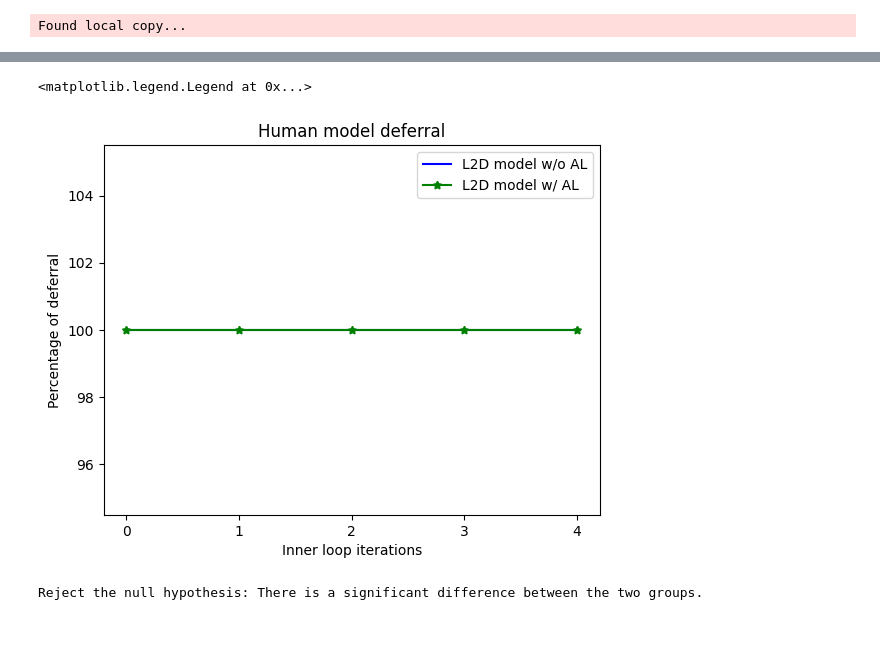
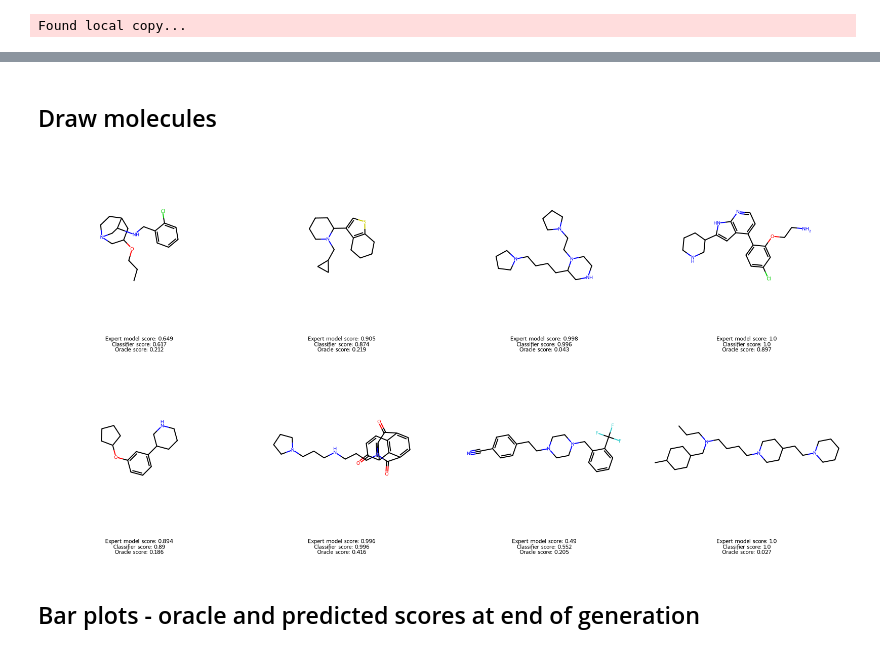
Before and after one commit to julienmartinelli/Reinvent_humanAI_reward, a Jupyter notebook: Reinvent_results_analysis.ipynb, the cells around one changed output, grey strips where cells are left out. Saved outputs shown, nothing was run; the diff lists cells and outputs as text; code cells hidden in the pictures.

```diff
--- a/Reinvent_results_analysis.ipynb
+++ b/Reinvent_results_analysis.ipynb
@@ -113,24 +121,41 @@ plt.legend(["L2D model score w/o AL", "L2D model score w/ AL", "oracle score w/o
-# %%
-plt.plot(np.arange(n_rounds), deferrals, color="blue")
-plt.plot(np.arange(n_rounds), deferrals_al, color="green", marker=(5, 1))
-plt.title(r"Human model deferral")
-plt.xlabel(r"Optimization steps")
-plt.ylabel("Percentage of deferral")
-plt.xlabel(r"Inner loop iterations")
-plt.xticks(np.arange(n_rounds))
-plt.legend(["L2D model w/o AL", "L2D model w/ AL"])
-# %% [output]
-<matplotlib.legend.Legend at 0x...>
-[figure, removed]
-# %%
-from scipy import stats
-t_statistic, p_value = stats.ttest_ind(mean_oracle_score_by_round, mean_oracle_score_by_round_greedy)
-
-alpha = 0.05  # significance level
-
-if p_value < alpha:
-    print("Significant difference")
-else:
-    print("No significant difference")
-# %% [output]
-Reject the null hypothesis: There is a significant difference between the two groups.
+# %% [markdown]
+## Draw molecules
+# %%
+#model.load_state_dict(torch.load("models/l2d_model_demo2.pt", map_location="cpu"))
+model.load_state_dict(torch.load(os.path.join(directory_al, f"iteration5_uncertainty/l2d_model_demo2_iteration_6.pt"), map_location="cpu"))
+model.eval()
+sample = scaffs[-1].iloc[idx_of_deferred_al[-1]].sample(8)
+fps = fingerprints_from_mol([Chem.MolFromSmiles(s) for s in sample.SMILES.tolist()])
+pred, _ = model(torch.tensor(fps, dtype=torch.float32))
+sample["classifier_score"] = pred[:,0].detach().numpy()
+sample["oracle_score"] = [oracle(s) for s in sample.SMILES.tolist()]
+# %%
+from rdkit import Chem
+from rdkit.Chem import Draw
+from rdkit.Chem import AllChem
+
+# Create a list of SMILES strings representing molecules
+smiles_list = sample.SMILES.tolist()
+molecule_list = [Chem.MolFromSmiles(smiles) for smiles in smiles_list]
+
+# 2D coordinates for the molecules
+for mol in molecule_list:
+    AllChem.Compute2DCoords(mol)
+
+grid_rows = 1
+grid_columns = 4
+
+# Create a grid of molecules using RDKit's MolToImage function
+img = Draw.MolsToGridImage(
+    molecule_list,
+    molsPerRow=grid_columns,
+    subImgSize=(400, 400),  # Adjust the subimage size as needed
+    legends=[
+        f"Expert model score: {round(h,3)}\nClassifier score: {round(y,3)}\nOracle score: {round(o,3)}" for h,y,o in zip(sample.bioactivity, sample.classifier_score, sample.oracle_score)],  # Add labels below each molecule
+)
+
+img
+# %% [output]
+[figure, added]
+# %% [markdown]
+## Bar plots - oracle and predicted scores at end of generation
```
Also changed, not shown: parts of 14 cells of this notebook.
